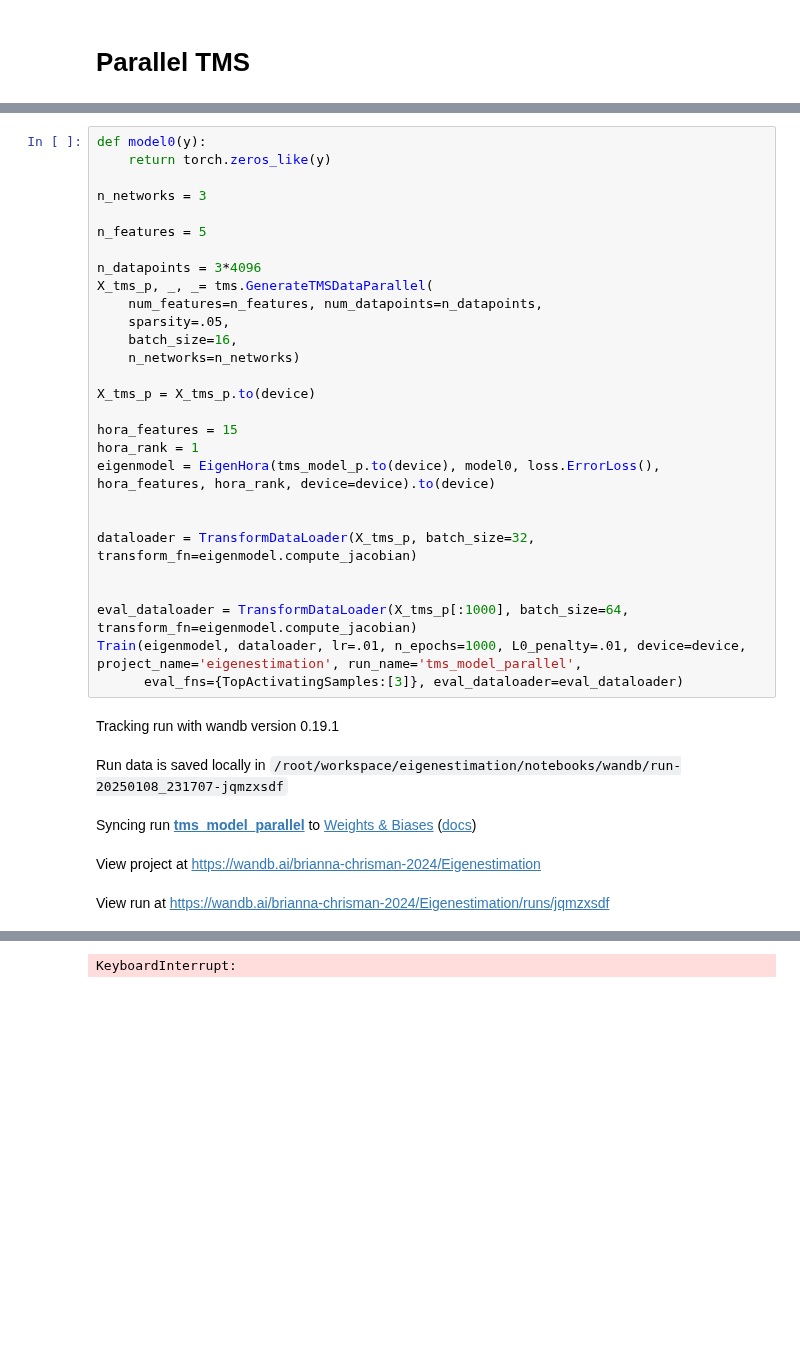
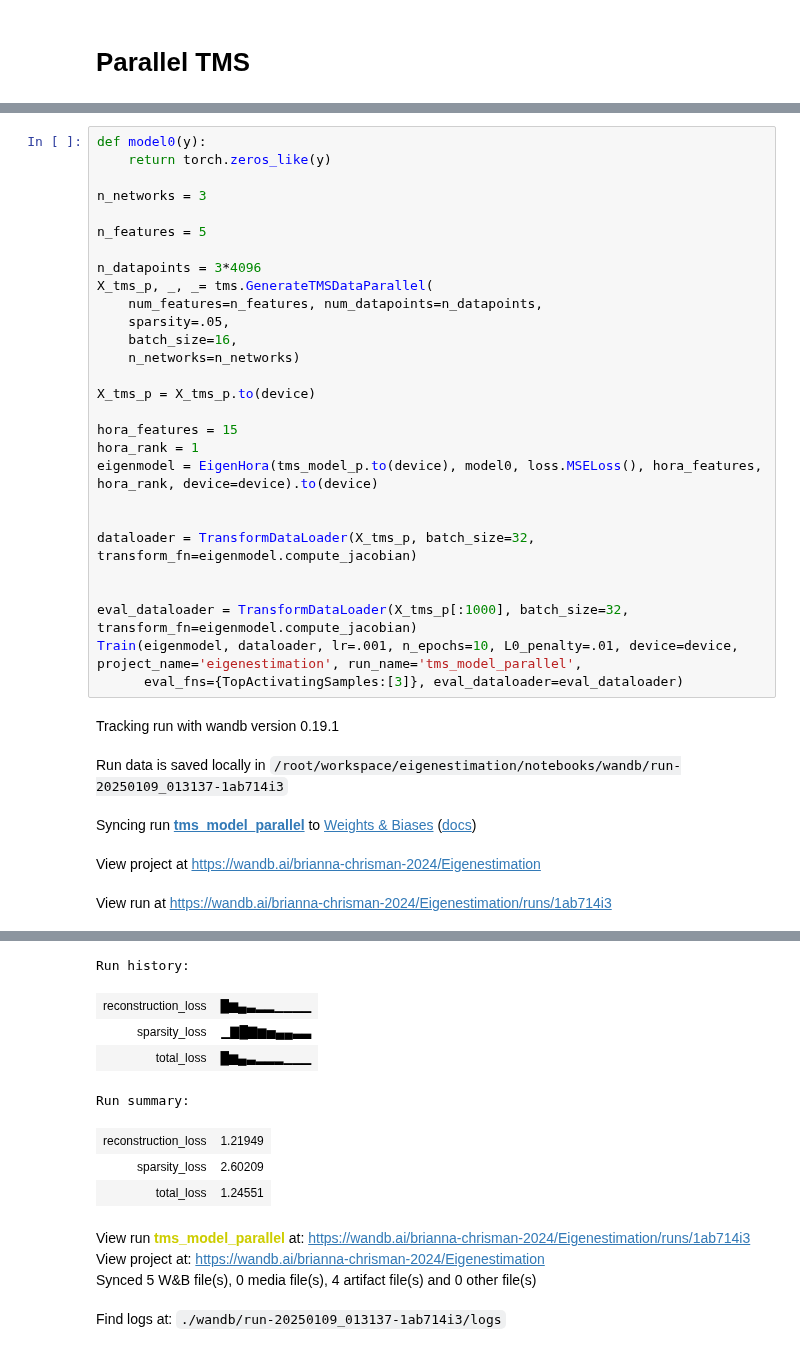
Before and after one commit to briannachrisman/eigenestimation, a Jupyter notebook: notebooks/tms.ipynb, the cells around one changed output, grey strips where cells are left out. Drawn from its saved outputs; the diff is of its cells as text; blank space fills up the shorter version.

```diff
--- a/notebooks/tms.ipynb
+++ b/notebooks/tms.ipynb
@@ -106,18 +106,18 @@ X_tms_p = X_tms_p.to(device)
 
 hora_features = 15
 hora_rank = 1
-eigenmodel = EigenHora(tms_model_p.to(device), model0, loss.ErrorLoss(), hora_features, hora_rank, device=device).to(device)
+eigenmodel = EigenHora(tms_model_p.to(device), model0, loss.MSELoss(), hora_features, hora_rank, device=device).to(device)
 
 
 dataloader = TransformDataLoader(X_tms_p, batch_size=32, transform_fn=eigenmodel.compute_jacobian)
 
 
-eval_dataloader = TransformDataLoader(X_tms_p[:1000], batch_size=64, transform_fn=eigenmodel.compute_jacobian)
-Train(eigenmodel, dataloader, lr=.01, n_epochs=1000, L0_penalty=.01, device=device, project_name='eigenestimation', run_name='tms_model_parallel',
+eval_dataloader = TransformDataLoader(X_tms_p[:1000], batch_size=32, transform_fn=eigenmodel.compute_jacobian)
+Train(eigenmodel, dataloader, lr=.001, n_epochs=10, L0_penalty=.01, device=device, project_name='eigenestimation', run_name='tms_model_parallel',
       eval_fns={TopActivatingSamples:[3]}, eval_dataloader=eval_dataloader)
 # %% [output]
 Tracking run with wandb version 0.19.1
-Run data is saved locally in /root/workspace/eigenestimation/notebooks/wandb/run-20250108_231707-jqmzxsdf
+Run data is saved locally in /root/workspace/eigenestimation/notebooks/wandb/run-20250109_013137-1ab714i3
 Syncing run tms_model_parallel to Weights & Biases (docs)
 View project at https://wandb.ai/brianna-chrisman-2024/Eigenestimation
-View run at https://wandb.ai/brianna-chrisman-2024/Eigenestimation/runs/jqmzxsdf
+View run at https://wandb.ai/brianna-chrisman-2024/Eigenestimation/runs/1ab714i3
@@ -126,4 +137,15 @@ Epoch 100 : 1.730,  Reconstruction Loss: 1.698,  Sparsity Loss: 3.151
-KeyboardInterrupt:
+Run history:
+| reconstruction_loss | █▆▄▃▂▂▁▁▁▁ |
+| sparsity_loss | ▁▇█▇▆▅▄▄▃▃ |
+| total_loss | █▆▄▃▂▂▂▁▁▁ |
+Run summary:
+| reconstruction_loss | 1.21949 |
+| sparsity_loss | 2.60209 |
+| total_loss | 1.24551 |
+View run tms_model_parallel at: https://wandb.ai/brianna-chrisman-2024/Eigenestimation/runs/1ab714i3
+View project at: https://wandb.ai/brianna-chrisman-2024/Eigenestimation
+Synced 5 W&B file(s), 0 media file(s), 4 artifact file(s) and 0 other file(s)
+Find logs at: ./wandb/run-20250109_013137-1ab714i3/logs
 # %%
 top_samples = RetrieveWandBArtifact(project_path="brianna-chrisman-2024/Eigenestimation/eigenestimation_tms_model_parallel", metric_name="TopActivatingSamples")
 
```
Also changed, not shown: parts of 5 cells of this notebook, 3 other files.
